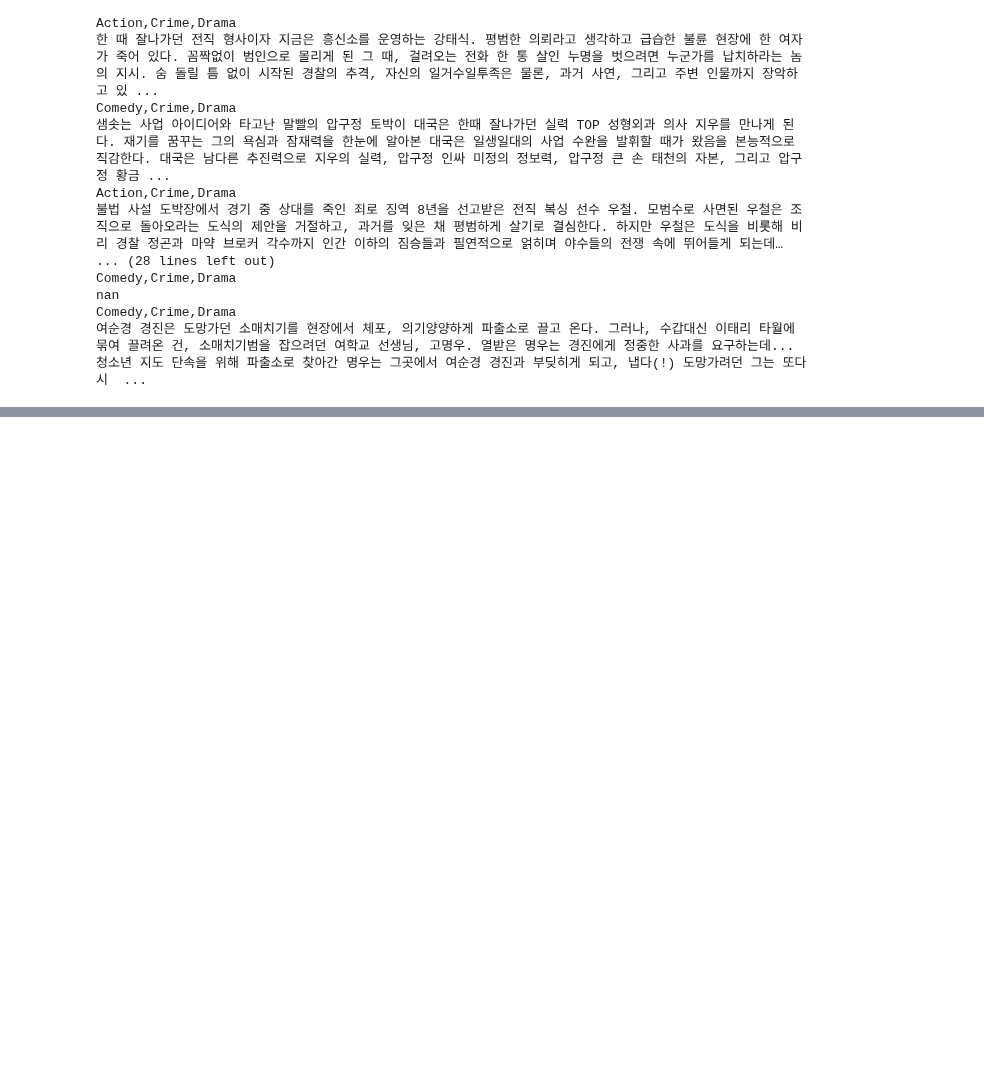
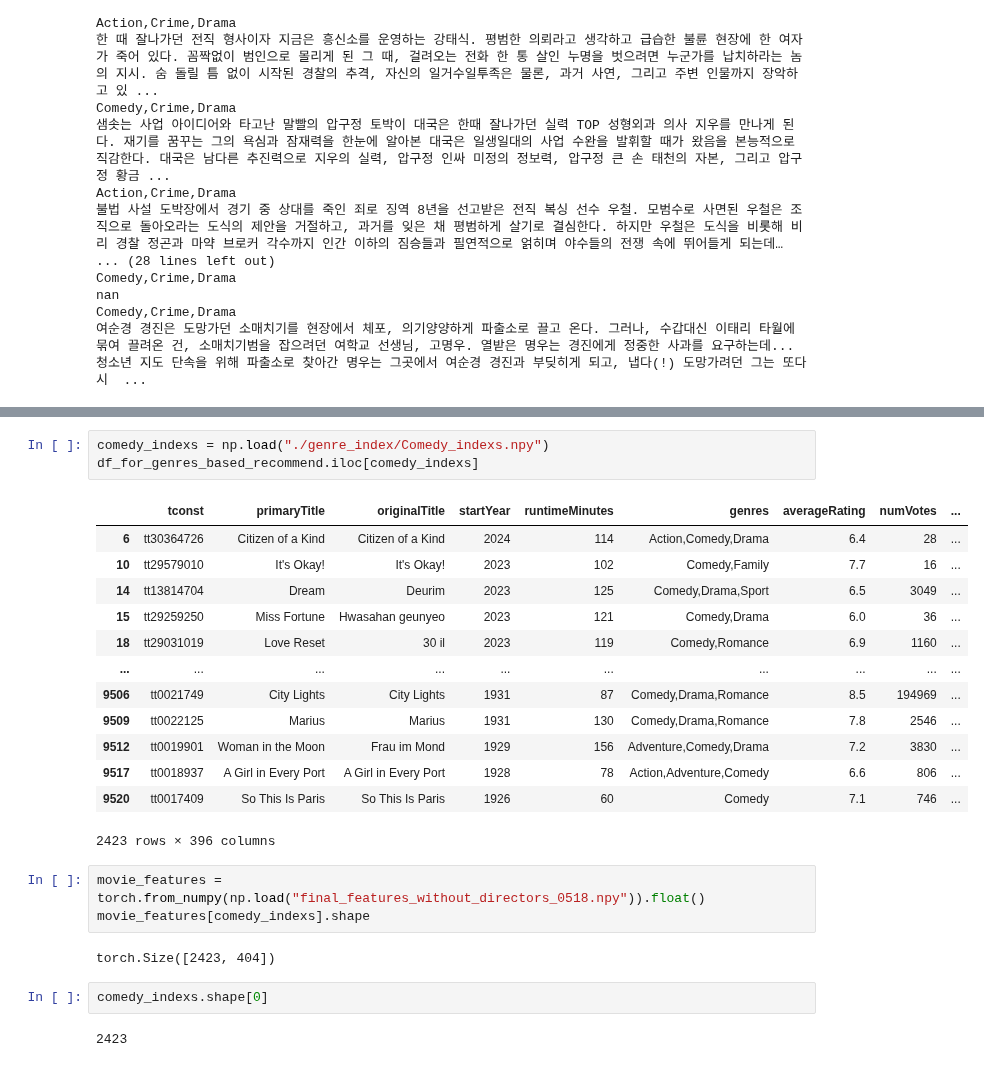
Before and after one commit to hou27/movie_recommendation, a Jupyter notebook: test_recommend.ipynb, the cells around one changed output, grey strips where cells are left out. Saved outputs shown, nothing was run; the diff lists cells and outputs as text; blank space fills up the shorter version.

```diff
--- a/test_recommend.ipynb
+++ b/test_recommend.ipynb
@@ -152,0 +262,26 @@ Comedy,Crime,Drama
+# %%
+comedy_indexs = np.load("./genre_index/Comedy_indexs.npy")
+df_for_genres_based_recommend.iloc[comedy_indexs]
+# %% [output]
+|  | tconst | primaryTitle | originalTitle | startYear | runtimeMinutes | genres | averageRating | numVotes | ... |
+| 6 | tt30364726 | Citizen of a Kind | Citizen of a Kind | 2024 | 114 | Action,Comedy,Drama | 6.4 | 28 | ... |
+| 10 | tt29579010 | It's Okay! | It's Okay! | 2023 | 102 | Comedy,Family | 7.7 | 16 | ... |
+| 14 | tt13814704 | Dream | Deurim | 2023 | 125 | Comedy,Drama,Sport | 6.5 | 3049 | ... |
+| 15 | tt29259250 | Miss Fortune | Hwasahan geunyeo | 2023 | 121 | Comedy,Drama | 6.0 | 36 | ... |
+| 18 | tt29031019 | Love Reset | 30 il | 2023 | 119 | Comedy,Romance | 6.9 | 1160 | ... |
+| ... | ... | ... | ... | ... | ... | ... | ... | ... | ... |
+| 9506 | tt0021749 | City Lights | City Lights | 1931 | 87 | Comedy,Drama,Romance | 8.5 | 194969 | ... |
+| 9509 | tt0022125 | Marius | Marius | 1931 | 130 | Comedy,Drama,Romance | 7.8 | 2546 | ... |
+| 9512 | tt0019901 | Woman in the Moon | Frau im Mond | 1929 | 156 | Adventure,Comedy,Drama | 7.2 | 3830 | ... |
+| 9517 | tt0018937 | A Girl in Every Port | A Girl in Every Port | 1928 | 78 | Action,Adventure,Comedy | 6.6 | 806 | ... |
+| 9520 | tt0017409 | So This Is Paris | So This Is Paris | 1926 | 60 | Comedy | 7.1 | 746 | ... |
+2423 rows × 396 columns
+# %%
+movie_features = torch.from_numpy(np.load("final_features_without_directors_0518.npy")).float()
+movie_features[comedy_indexs].shape
+# %% [output]
+torch.Size([2423, 404])
+# %%
+comedy_indexs.shape[0]
+# %% [output]
+2423
```
Also changed, not shown: parts of 7 cells of this notebook.
